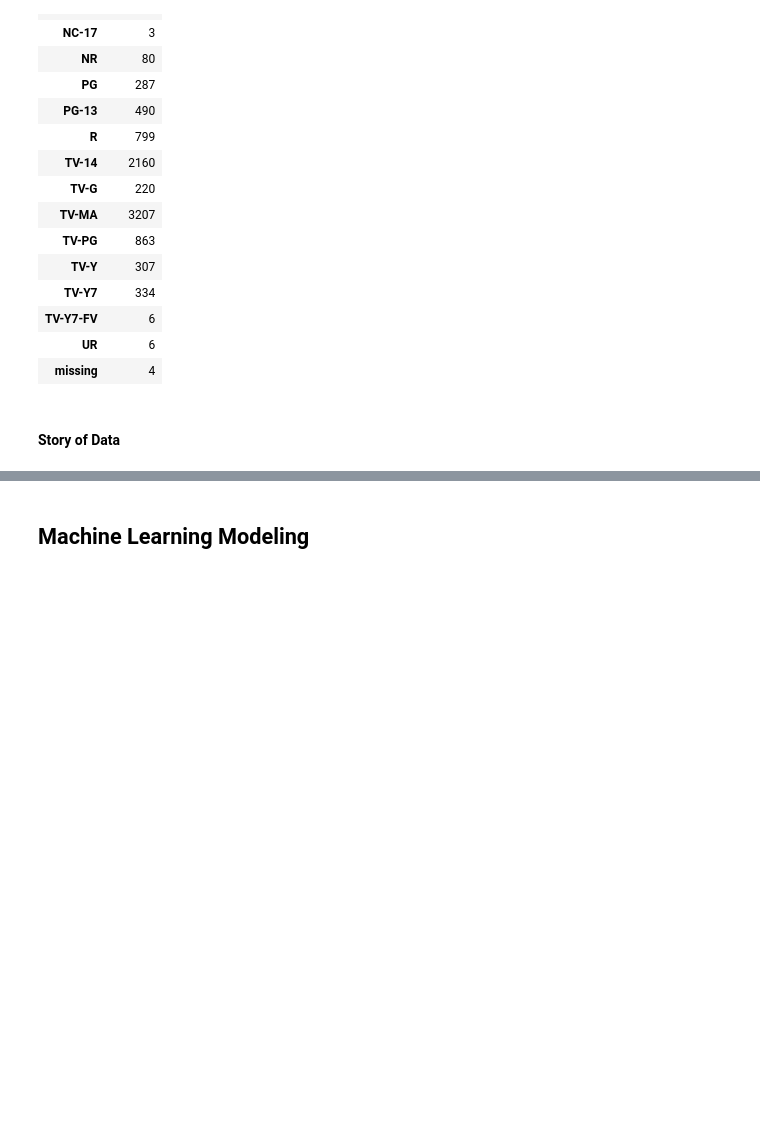
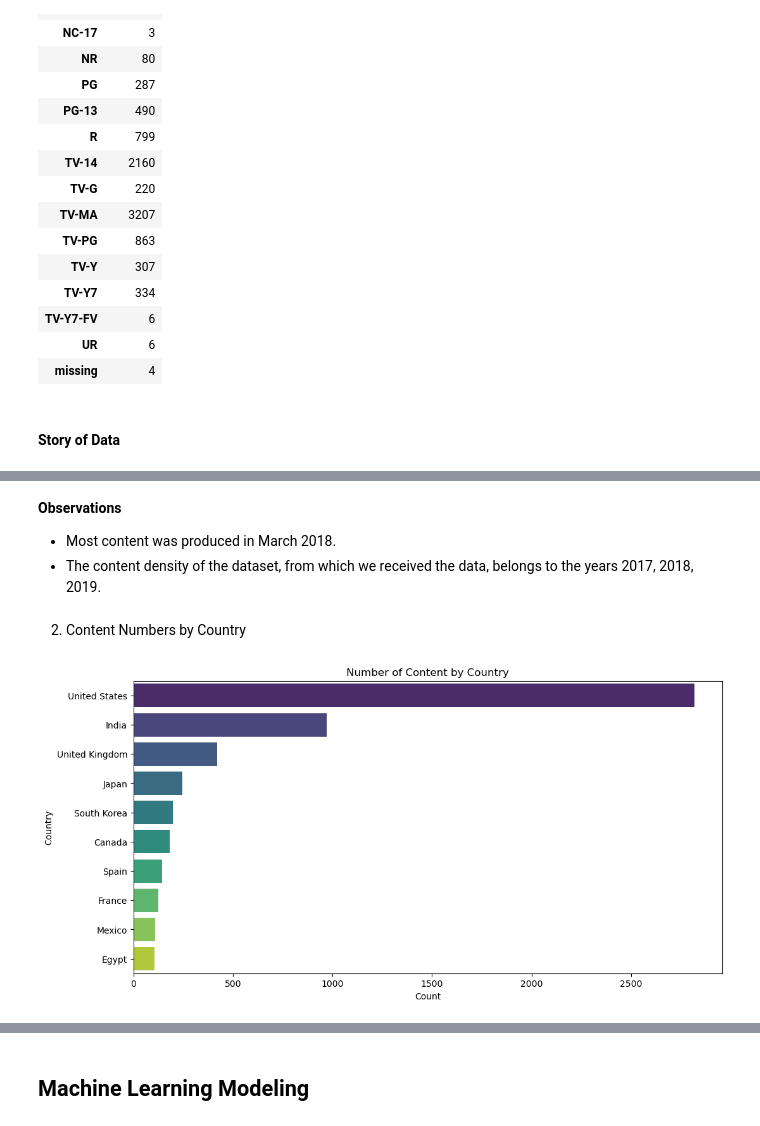
Before and after one commit to enescatagan/Netflix-EDA, a Jupyter notebook: netflix_eda.ipynb, the cells around one changed output, grey strips where cells are left out. Cells and saved outputs as stored; diff of their text form; code cells hidden in the pictures; blank space fills up the shorter version.

```diff
--- a/netflix_eda.ipynb
+++ b/netflix_eda.ipynb
@@ -359,0 +432,29 @@ df.groupby("rating").agg({
+# %% [markdown]
+**Observations**
+* Most content was produced in March 2018.
+* The content density of the dataset, from which we received the data, belongs to the years 2017, 2018, 2019.
+# %% [markdown]
+2. Content Numbers by Country
+# %%
+# Filter out rows with 'missing' in the 'country' column
+filtered_df = df[df['country'] != 'missing'].copy()
+
+# Count the occurrences of each country
+country_counts = filtered_df['country'].value_counts()
+
+# Select the top 10 countries with the most content
+top_countries = country_counts.head(10)
+
+# Create a bar plot
+plt.figure(figsize=(12, 6))  # Set the figure size
+sns.barplot(x=top_countries.values, y=top_countries.index, palette='viridis')
+
+# Add labels and title
+plt.xlabel('Count')
+plt.ylabel('Country')
+plt.title('Number of Content by Country')
+
+# Display the plot
+plt.show()
+# %% [output]
+[figure, added]
```
Also changed, not shown: parts of 24 cells of this notebook.
